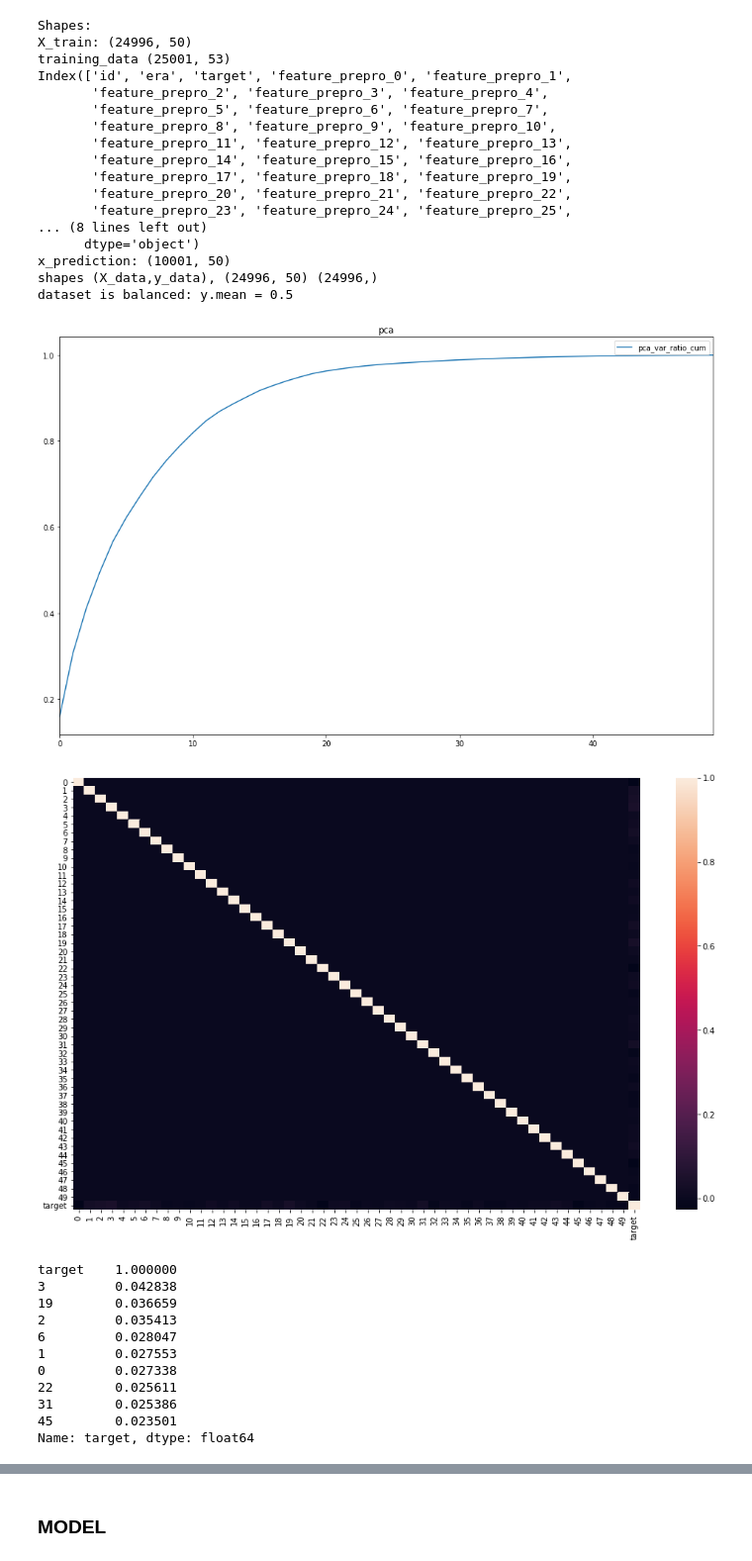
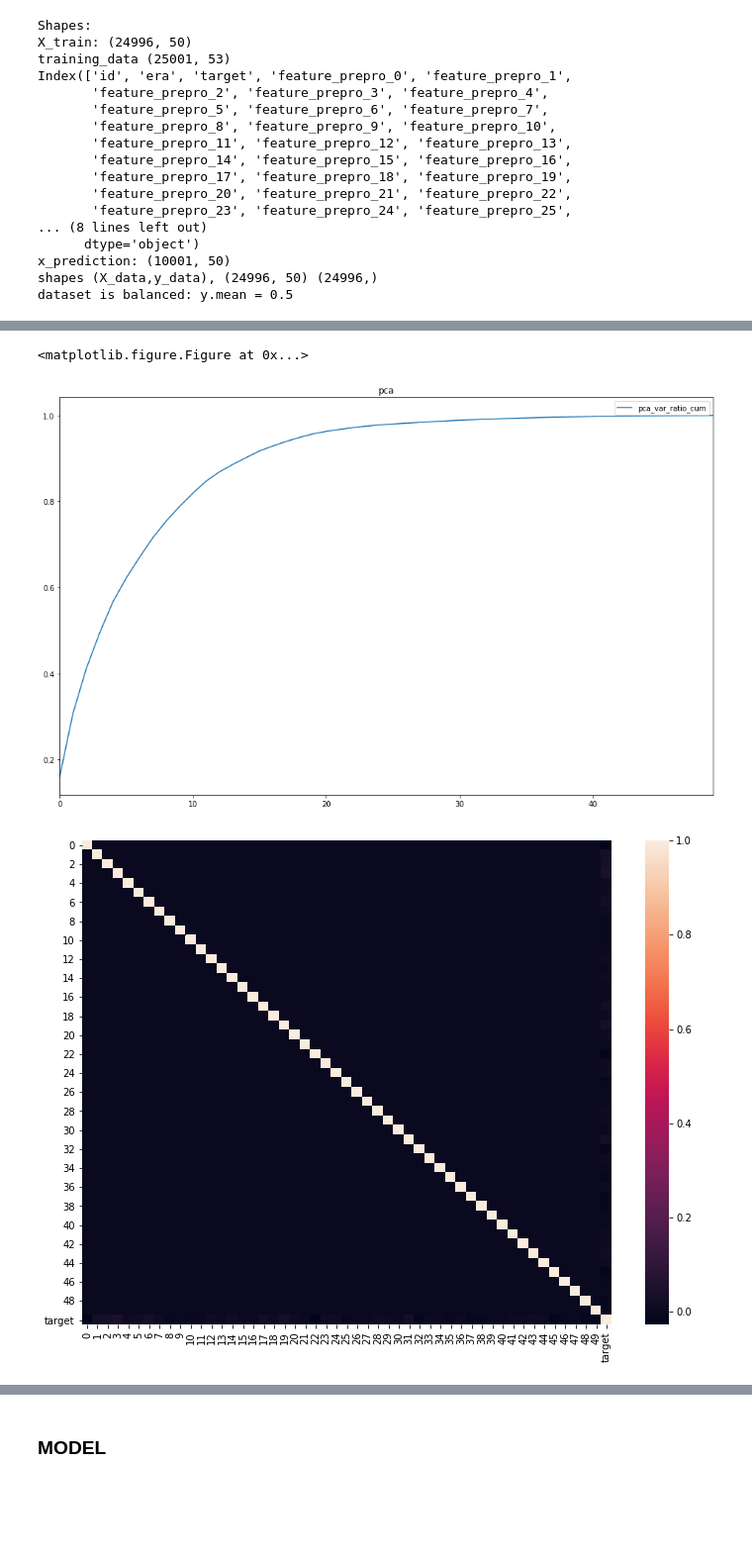
Before and after one commit to felcianofsantos/bayesian-forecast, a Jupyter notebook: notebook/bayesian-forecast.ipynb, the cells around one changed output, grey strips where cells are left out. Shown at 99% size. Drawn from its saved outputs; the diff is of its cells as text; code cells hidden in the pictures; blank space fills up the shorter version.

```diff
--- a/notebook/bayesian-forecast.ipynb
+++ b/notebook/bayesian-forecast.ipynb
@@ -75,36 +79,17 @@ Index(['id', 'era', 'target', 'feature_prepro_0', 'feature_prepro_1',
 x_prediction: (10001, 50)
 shapes (X_data,y_data), (24996, 50) (24996,)
 dataset is balanced: y.mean = 0.5
-# %%
-pca_cum_var_expl = pd.DataFrame({'pca_var_ratio_cum':dataset.pca.explained_variance_ratio_}).cumsum()
-ax = pca_cum_var_expl.plot(title='pca')
-# xypt = (9, np.round(pca_cum_var_expl.loc[pca_comps].values[9][0],2))
-# ax.axvline(xypt[0], color='k', linestyle='--')
-# ax.axhline(xypt[1], color='k', linestyle='--')
-# ax.annotate(xypt, xy=xypt,
-#             arrowprops=dict(facecolor='black'),
-#             )
-# ax.plot(pca_comps, pca_cum_var_expl.values[0:10,0]);
-# %% [output]
-[figure, removed]
-# %%
-df = pd.DataFrame(X_data)
-df['target'] = y_data
-sns.heatmap(df.corr());
-# title='correlation of features and binary target'
-# %% [output]
-[figure, removed]
-# %%
-abs(df.corr()['target']).sort_values(ascending=False).head(10)
-# %% [output]
-target    1.000000
-3         0.042838
-19        0.036659
-2         0.035413
-6         0.028047
-1         0.027553
-0         0.027338
-22        0.025611
-31        0.025386
-45        0.023501
-Name: target, dtype: float64
+# %%
+fig = plt.figure(figsize=(12, 9))
+
+pca_cum_var_expl = pd.DataFrame({'pca_var_ratio_cum':dataset.pca.explained_variance_ratio_}).cumsum()
+ax = pca_cum_var_expl.plot(title='pca')
+
+fig = plt.figure(figsize=(12, 9))
+
+df = pd.DataFrame(X_data)
+df['target'] = y_data
+sns.heatmap(df.corr());
+
+abs(df.corr()['target']).sort_values(ascending=False).head(10)
+# %% [output]
@@ -110,0 +107,3 @@ Name: target, dtype: float64
+<matplotlib.figure.Figure at 0x...>
+[figure, added]
+[figure, added]
```
Also changed, not shown: parts of 36 cells of this notebook.
